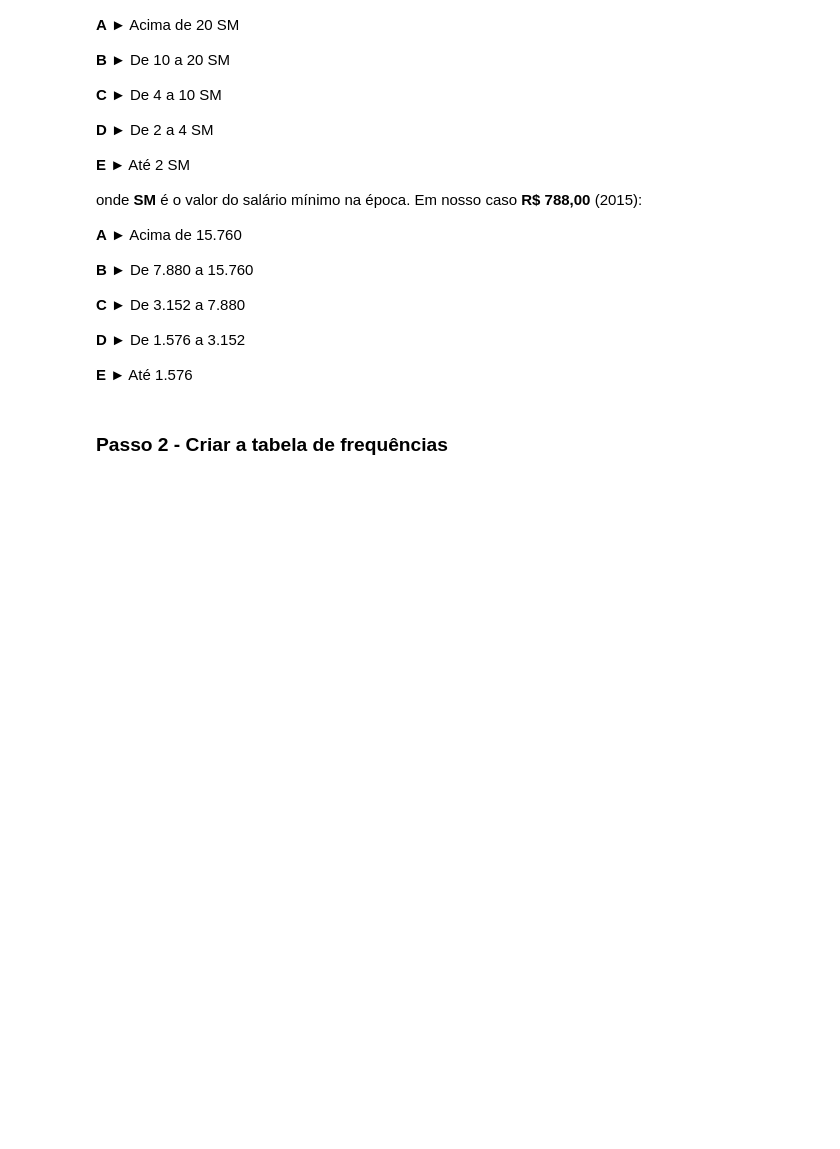
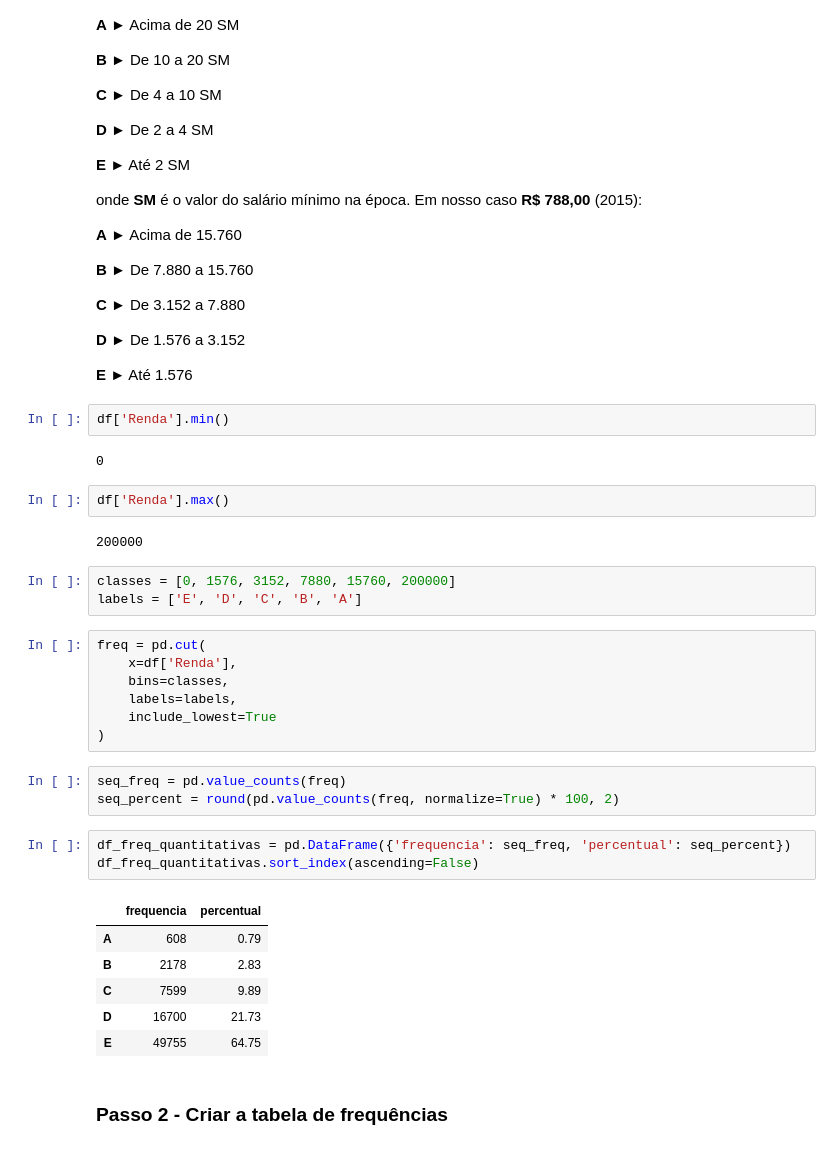
Before and after one commit to RaphaelfsOliveira/estatistica-com-python, a Jupyter notebook: Curso de Estatística/Curso_de_Estatística_Parte_1.ipynb, the cells around one changed output. Drawn from its saved outputs; the diff is of its cells as text; blank space fills up the shorter version.

```diff
--- a/Curso de Estatística/Curso_de_Estatística_Parte_1.ipynb
+++ b/Curso de Estatística/Curso_de_Estatística_Parte_1.ipynb
@@ -363,6 +363,37 @@ onde <b>SM</b> é o valor do salário mínimo na época. Em nosso caso <b>R$ 788
 <b>D</b> ► De 1.576 a 3.152
 
 <b>E</b> ► Até 1.576
+# %%
+df['Renda'].min()
+# %% [output]
+0
+# %%
+df['Renda'].max()
+# %% [output]
+200000
+# %%
+classes = [0, 1576, 3152, 7880, 15760, 200000]
+labels = ['E', 'D', 'C', 'B', 'A']
+# %%
+freq = pd.cut(
+    x=df['Renda'],
+    bins=classes,
+    labels=labels,
+    include_lowest=True
+)
+# %%
+seq_freq = pd.value_counts(freq)
+seq_percent = round(pd.value_counts(freq, normalize=True) * 100, 2)
+# %%
+df_freq_quantitativas = pd.DataFrame({'frequencia': seq_freq, 'percentual': seq_percent})
+df_freq_quantitativas.sort_index(ascending=False)
+# %% [output]
+|  | frequencia | percentual |
+| A | 608 | 0.79 |
+| B | 2178 | 2.83 |
+| C | 7599 | 9.89 |
+| D | 16700 | 21.73 |
+| E | 49755 | 64.75 |
 # %% [markdown]
 ### Passo 2 - Criar a tabela de frequências
 # %% [markdown]
```
